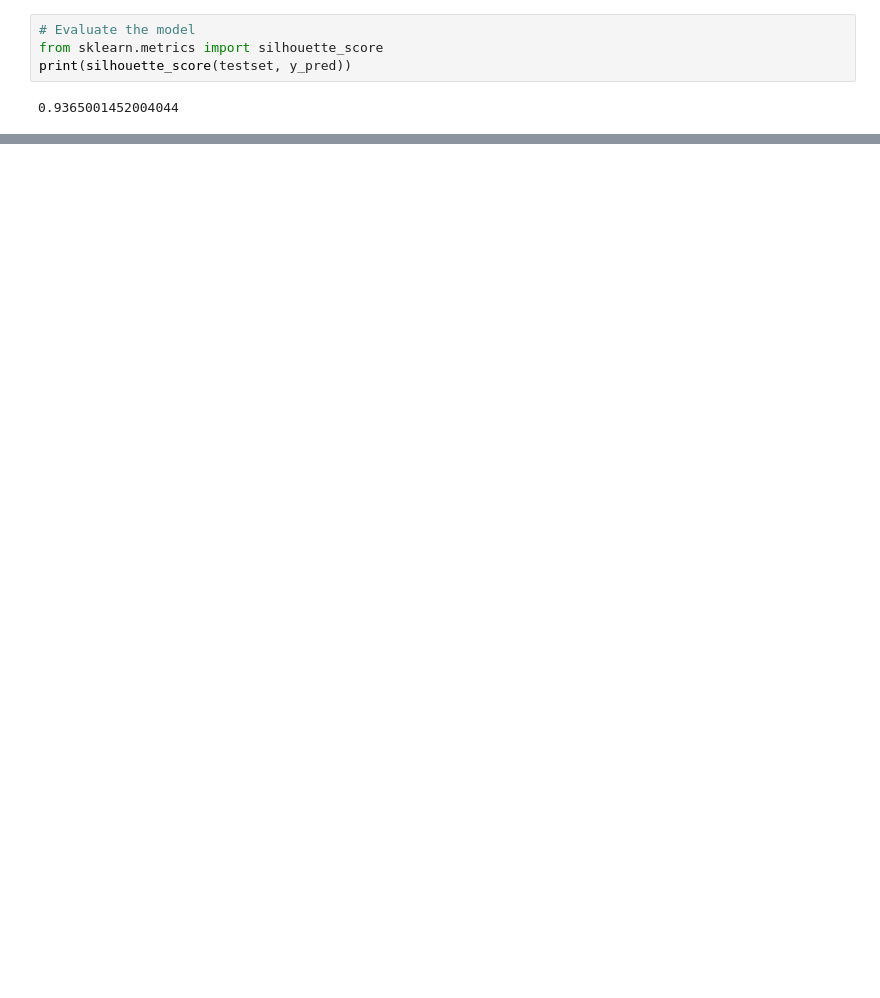
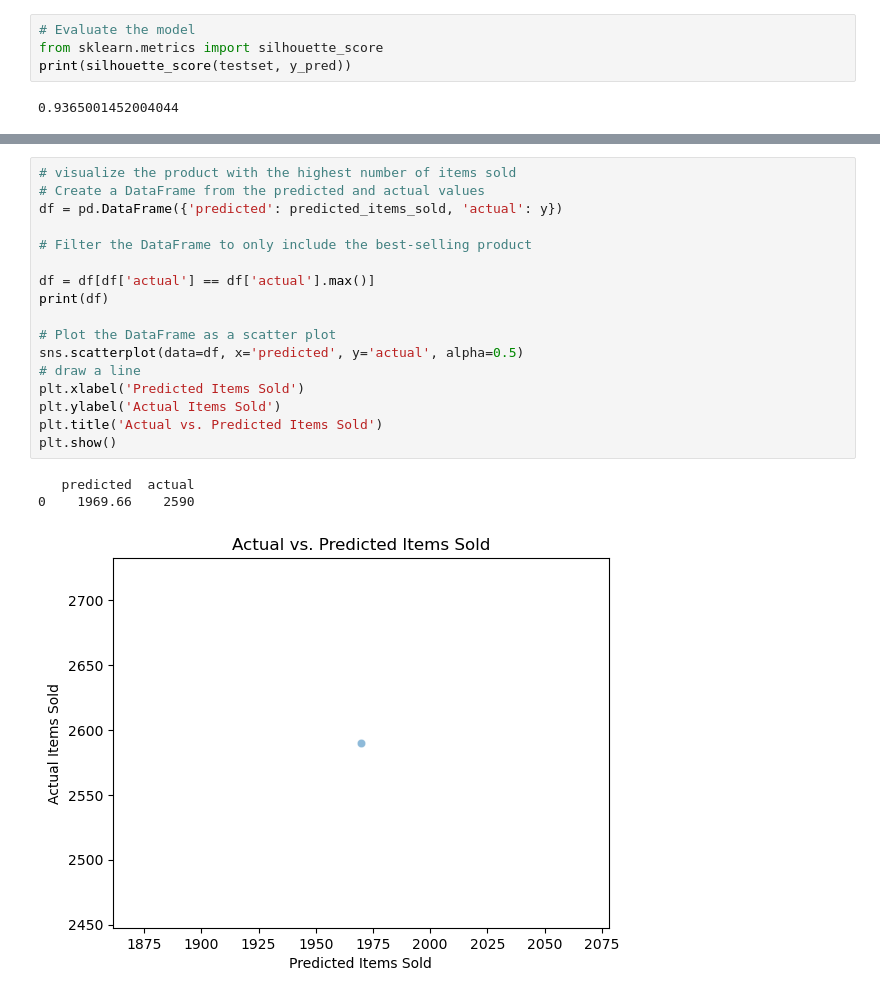
Before and after one commit to sanchick02/AlhaAlfa, a Jupyter notebook: AlhaAlfa_main(1).ipynb, the cells around one changed output, grey strips where cells are left out. Saved outputs shown, nothing was run; the diff lists cells and outputs as text; blank space fills up the shorter version.

```diff
--- a/AlhaAlfa_main(1).ipynb
+++ b/AlhaAlfa_main(1).ipynb
@@ -523,0 +536,21 @@ The best-selling product is: LIP BOOSTER - WATERMELON
+# %%
+# visualize the product with the highest number of items sold
+# Create a DataFrame from the predicted and actual values
+df = pd.DataFrame({'predicted': predicted_items_sold, 'actual': y})
+
+# Filter the DataFrame to only include the best-selling product
+
+df = df[df['actual'] == df['actual'].max()]
+print(df)
+
+# Plot the DataFrame as a scatter plot
+sns.scatterplot(data=df, x='predicted', y='actual', alpha=0.5)
+# draw a line
+plt.xlabel('Predicted Items Sold')
+plt.ylabel('Actual Items Sold')
+plt.title('Actual vs. Predicted Items Sold')
+plt.show()
+# %% [output]
+   predicted  actual
+0    1969.66    2590
+[figure, added]
```
Also changed, not shown: parts of 20 cells of this notebook, 3 other files.
